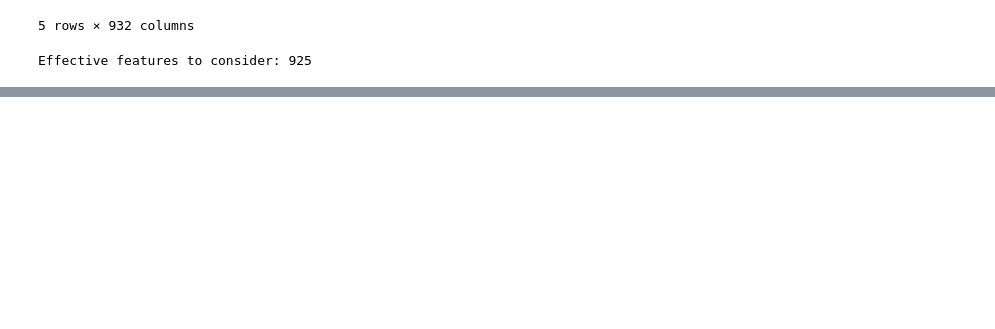
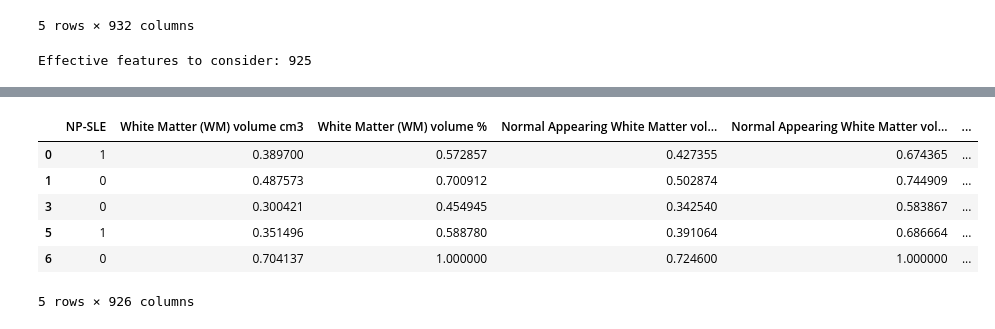
Before and after one commit to Sebarz98/NeuroLupus_ML, a Jupyter notebook: SVM.ipynb, the cells around one changed output, grey strips where cells are left out. Cells and saved outputs as stored; diff of their text form; code cells hidden in the pictures; blank space fills up the shorter version.

```diff
--- a/SVM.ipynb
+++ b/SVM.ipynb
@@ -118,0 +197,11 @@ weighted avg       0.58      0.70      0.61        10
+# %%
+df_2 = df[df['NP-SLE'] != 2]
+df_2.head()
+# %% [output]
+|  | NP-SLE | White Matter (WM) volume cm3 | White Matter (WM) volume % | Normal Appearing White Matter vol... | Normal Appearing White Matter vol... | ... |
+| 0 | 1 | 0.389700 | 0.572857 | 0.427355 | 0.674365 | ... |
+| 1 | 0 | 0.487573 | 0.700912 | 0.502874 | 0.744909 | ... |
+| 3 | 0 | 0.300421 | 0.454945 | 0.342540 | 0.583867 | ... |
+| 5 | 1 | 0.351496 | 0.588780 | 0.391064 | 0.686664 | ... |
+| 6 | 0 | 0.704137 | 1.000000 | 0.724600 | 1.000000 | ... |
+5 rows × 926 columns
```
Also changed, not shown: parts of 7 cells of this notebook, 7 other files.
